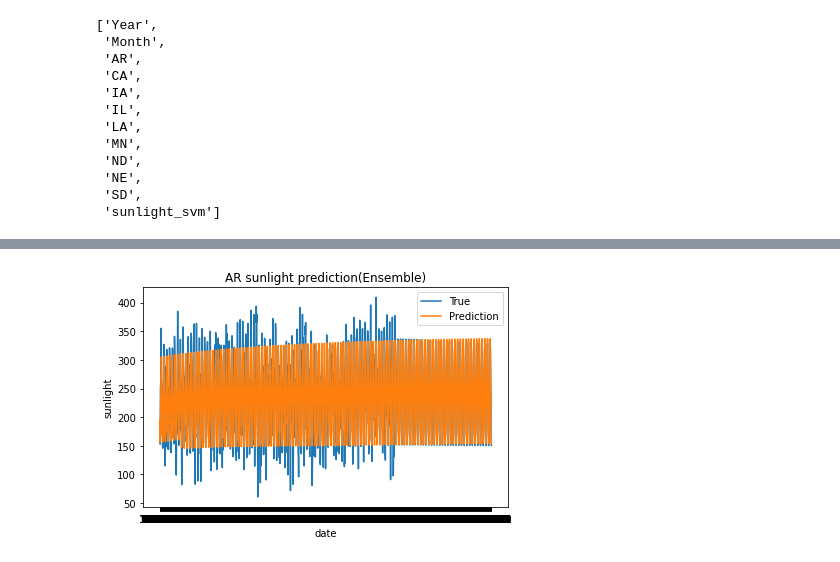
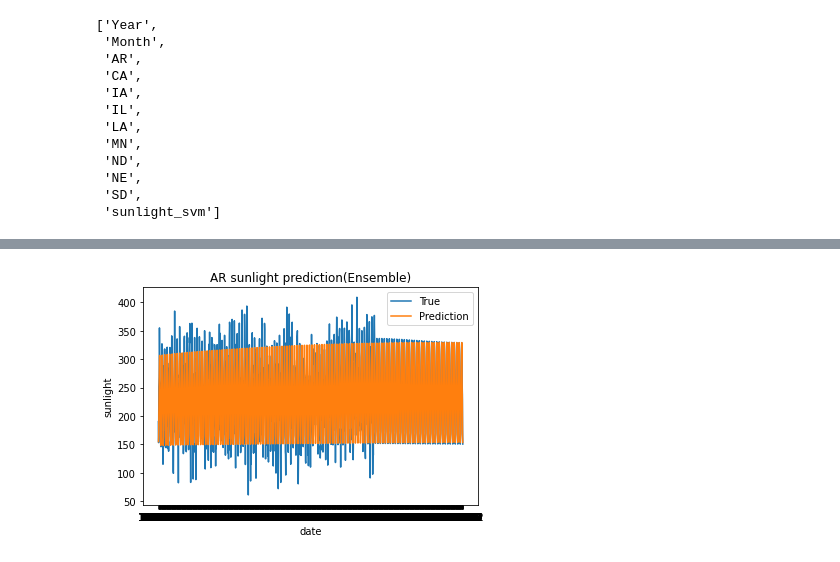
Before and after one commit to Team12-AIProject-Spring2023SKKU/Team12-AIProject-Spring2023SKKU, a Jupyter notebook: prediction_sunlight.ipynb, the cells around one changed output, grey strips where cells are left out. Saved outputs shown, nothing was run; the diff lists cells and outputs as text; code cells hidden in the pictures.

Commit message:
sunlight prediction model

```diff
--- a/prediction_sunlight.ipynb
+++ b/prediction_sunlight.ipynb
@@ -456,23 +447,27 @@ class EnsembleModel(torch.nn.Module):
         return output
 # %%
 #LSTM, GRU을 ensemble한 model
-class EnsembleModel(torch.nn.Module):
+class Ensemble_Model_2(torch.nn.Module):
     def __init__(self, input_size, hidden_size, output_size, num_layers):
-        super(EnsembleModel, self).__init__()
+        super(Ensemble_Model_2, self).__init__()
+        self.input_size = input_size
+        self.hidden_size = hidden_size
+        self.output_size = output_size
+        self.num_layers = num_layers
         self.gru_model = GRU_model(input_size, hidden_size, output_size, num_layers)
         self.lstm_model = LSTM_model(input_size, hidden_size, output_size, num_layers)
 
     def forward(self, x):
-        x= x.to(device)
+        x = x.to(device)
         output_gru = self.gru_model(x)
         output_lstm = self.lstm_model(x)
-
-        output = torch.mean(torch.Floattensor(output_gru, output_lstm))
+        output = torch.vstack((output_gru, output_lstm))
+        output = torch.mean(output, dim = 0)
 
         return output
 # %%
 #Ensemble(RNN, LSTM, GRU)
-model_4 = GRU_model(input_size, hidden_size, output_size, num_layers).to(device)
+model_4 = Ensemble_Model_1(input_size, hidden_size, output_size, num_layers).to(device)
 loss_func_4 = torch.nn.MSELoss().to(device)
 optim_4 = torch.optim.Adam(params=model_4.parameters(), lr = lr )
 # %%
@@ -503,11 +501,11 @@ validation(model_4, test_dataloader, loss_func_4, device)
 # %%
 #x축 date(1900-01 ~ 2022-12) y축 일조량인 true값 그래프와 Ensemble모델(RNN, LSTM, GRU) 예측값 그래프 생성
 for i, state in enumerate(states):
-    plt.plot(np.unique(sunlight.ID.values)[seq_length - 1:], sunlight[sunlight['state'] == state]['sunlight_svm'][seq_length -1:].values, label = 'True')
+    plt.plot(np.unique(sunlight.ID.values)[seq_length:], sunlight[sunlight['state'] == state]['sunlight_svm'][seq_length:].values, label = 'True')
     if i != (len(states) - 1):
-        plt.plot(np.unique(sunlight.ID.values)[seq_length - 1:], model_4(torch.FloatTensor(X_seq[start_idx_for_state[i]:start_idx_for_state[i + 1]])).cpu().detach().numpy(), label = 'Prediction')
+        plt.plot(np.unique(sunlight.ID.values)[seq_length:], model_4(torch.FloatTensor(X_seq[start_idx_for_state[i]:start_idx_for_state[i + 1]])).cpu().detach().numpy(), label = 'Prediction')
     else:
-        plt.plot(np.unique(sunlight.ID.values)[seq_length - 1:], model_4(torch.FloatTensor(X_seq[start_idx_for_state[i]:])).cpu().detach().numpy(), label = 'Prediction')
+        plt.plot(np.unique(sunlight.ID.values)[seq_length:], model_4(torch.FloatTensor(X_seq[start_idx_for_state[i]:])).cpu().detach().numpy(), label = 'Prediction')
     plt.xlabel('date')
     plt.ylabel('sunlight')
     plt.title(state + " sunlight prediction(Ensemble(RNN, LSTM, GRU))")
@@ -526,6 +524,6 @@ for i, state in enumerate(states):
 # %%
 #Ensemble(LSTM, GRU)
-model_5 = GRU_model(input_size, hidden_size, output_size, num_layers).to(device)
+model_5 = Ensemble_Model_2(input_size, hidden_size, output_size, num_layers).to(device)
 loss_func_5 = torch.nn.MSELoss().to(device)
 optim_5 = torch.optim.Adam(params=model_5.parameters(), lr = lr )
 # %%
@@ -556,15 +557,15 @@ validation(model_5, test_dataloader, loss_func_5, device)
 # %%
 #x축 date(1900-01 ~ 2022-12) y축 일조량인 true값 그래프와 Ensemble모델(LSTM, GRU) 예측값 그래프 생성
 for i, state in enumerate(states):
-    plt.plot(np.unique(sunlight.ID.values)[seq_length - 1:], sunlight[sunlight['state'] == state]['sunlight_svm'][seq_length -1:].values, label = 'True')
+    plt.plot(np.unique(sunlight.ID.values)[seq_length:], sunlight[sunlight['state'] == state]['sunlight_svm'][seq_length:].values, label = 'True')
     if i != (len(states) - 1):
-        plt.plot(np.unique(sunlight.ID.values)[seq_length - 1:], model_5(torch.FloatTensor(X_seq[start_idx_for_state[i]:start_idx_for_state[i + 1]])).cpu().detach().numpy(), label = 'Prediction')
+        plt.plot(np.unique(sunlight.ID.values)[seq_length:], model_5(torch.FloatTensor(X_seq[start_idx_for_state[i]:start_idx_for_state[i + 1]])).cpu().detach().numpy(), label = 'Prediction')
     else:
-        plt.plot(np.unique(sunlight.ID.values)[seq_length - 1:], model_5(torch.FloatTensor(X_seq[start_idx_for_state[i]:])).cpu().detach().numpy(), label = 'Prediction')
+        plt.plot(np.unique(sunlight.ID.values)[seq_length:], model_5(torch.FloatTensor(X_seq[start_idx_for_state[i]:])).cpu().detach().numpy(), label = 'Prediction')
     plt.xlabel('date')
     plt.ylabel('sunlight')
     plt.title(state + " sunlight prediction(Ensemble)")
     plt.legend()
     plt.show()
 # %% [output]
-[figure, old version]
+[figure, new version]
```
Also changed, not shown: parts of 43 cells of this notebook.
